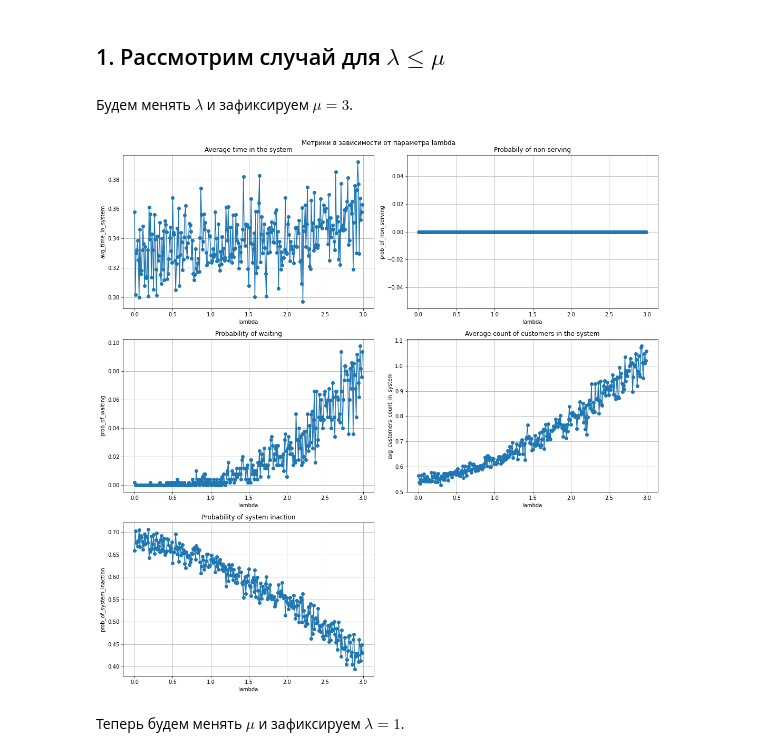
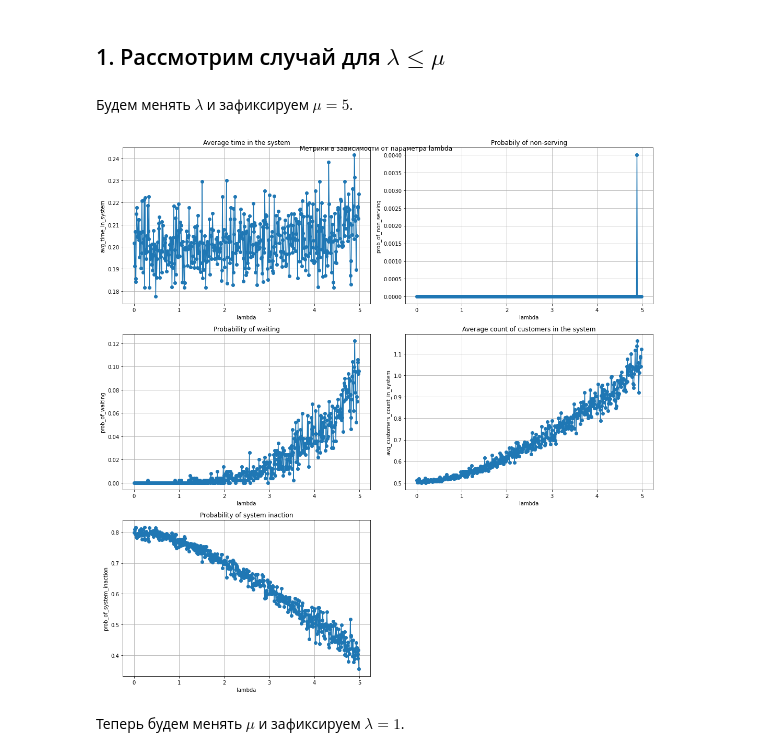
Before and after one commit to avmusatov/Queuing-theory-MMc, a Jupyter notebook: model.ipynb, the cells around one changed output. Cells and saved outputs as stored; diff of their text form; code cells hidden in the pictures.

```diff
--- a/model.ipynb
+++ b/model.ipynb
@@ -38,7 +38,7 @@ class QueueMM2():
         t_next_event = min(self.next_arriv_time, self.leaving_time1, self.leaving_time2)
         self.total_wait_time += self.queue_length*(t_next_event - self.clock)
 
-        if self.S1_state + self.S2_state == 0 + self.queue_length == 0:
+        if self.S1_state + self.S2_state + self.queue_length == 0:
             self.system_inaction += t_next_event - self.clock
 
         self.customers_in_system_per_iter.append(self.queue_length + self.S1_state + self.S2_state)
@@ -140,7 +140,7 @@ df = pd.DataFrame(columns=['Average interarrival time', 'Average service time se
 
 for i in range(100):
     np.random.seed(i)
-    system = QueueMM2(lbd=0.5, mu=2)
+    system = QueueMM2(lbd=4, mu=5)
     while system.clock <= 1000:
         system.time_adv()
 
@@ -219,32 +219,32 @@ def draw_metrics(params, test_metrics, param_name):
 # %% [markdown]
 ## 1. Рассмотрим случай для $\lambda \leq \mu$
 # %% [markdown]
-Будем менять $\lambda$ и зафиксируем $\mu=3$.
+Будем менять $\lambda$ и зафиксируем $\mu=5$.
 # %%
-mu = 3
+mu = 5
 int_size = 0.01
 lambdas = np.arange(0, mu, int_size)
 capacity = 5
 
 test_metrics = {
     'avg_time_in_system': list(),
     'prob_of_non_serving': list(),
     'prob_of_waiting': list(),
     'avg_customers_count_in_system': list(),
     'prob_of_system_inaction': list()
 }
 
 for lbd in lambdas:
     metrics = run_mm2_queue(lbd, mu, capacity, 1000)
     test_metrics['avg_time_in_system'].append(metrics['avg_time_in_system'])
     test_metrics['prob_of_non_serving'].append(metrics['prob_of_non_serving'])
     test_metrics['prob_of_waiting'].append(metrics['prob_of_waiting'])
     test_metrics['avg_customers_count_in_system'].append(metrics['avg_customers_count_in_system'])
     test_metrics['prob_of_system_inaction'].append(metrics['prob_of_system_inaction'])
 
 draw_metrics(lambdas, test_metrics, 'lambda')
 # %% [output]
-[figure, old version]
+[figure, new version]
 # %% [markdown]
 Теперь будем менять $\mu$ и зафиксируем $\lambda=1$.
 # %%
```
Also changed, not shown: parts of 6 cells of this notebook, 1 other file.
